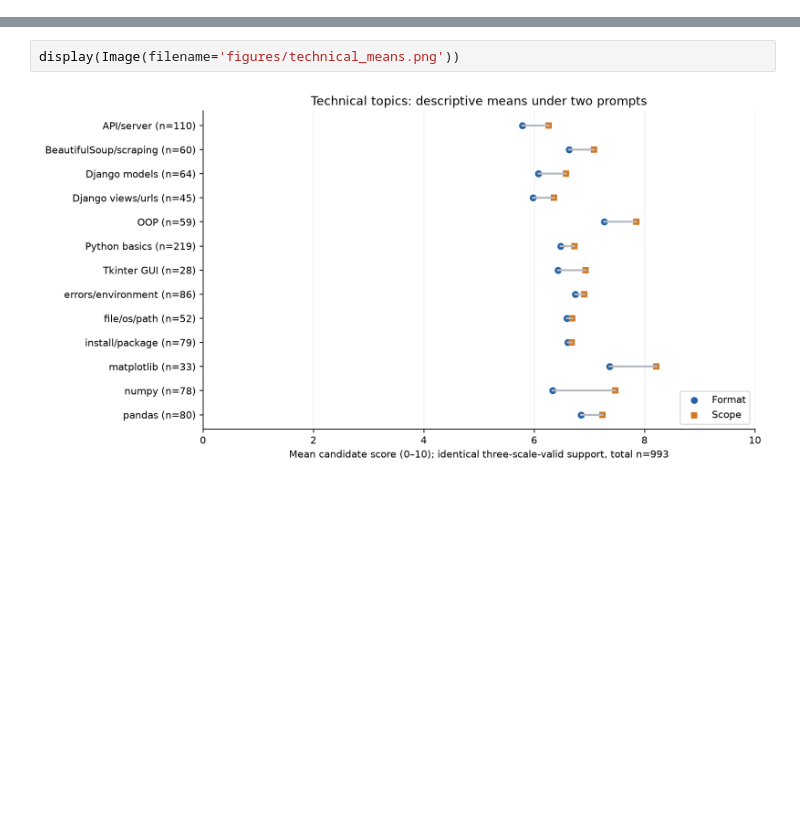
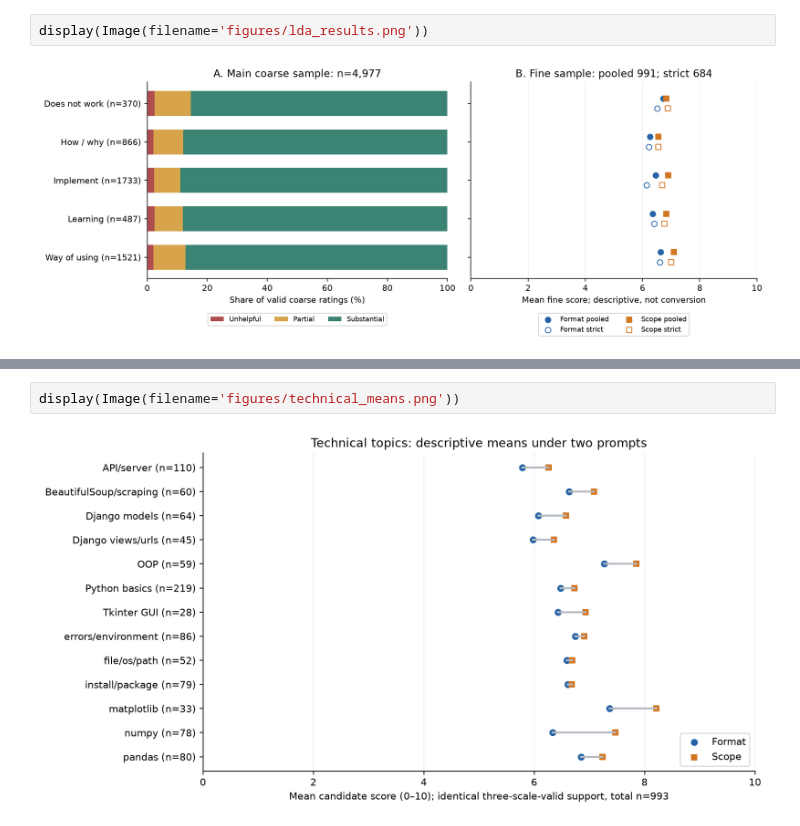
Before and after one commit to H-juanfeng-Z/SOSC314__Keyue_Li__Yihan_Wang__Zi_Hu, a Jupyter notebook: final_report/report.ipynb, the cells around one changed output, grey strips where cells are left out. Drawn from its saved outputs; the diff is of its cells as text; blank space fills up the shorter version.

```diff
--- a/final_report/report.ipynb
+++ b/final_report/report.ipynb
@@ -219,0 +247,4 @@ For helpfulness, topic means vary on identical paired support. These are descrip
+# %%
+display(Image(filename='figures/lda_results.png'))
+# %% [output]
+[figure, added]
```
Also changed, not shown: parts of 54 cells of this notebook, 18 other files.
